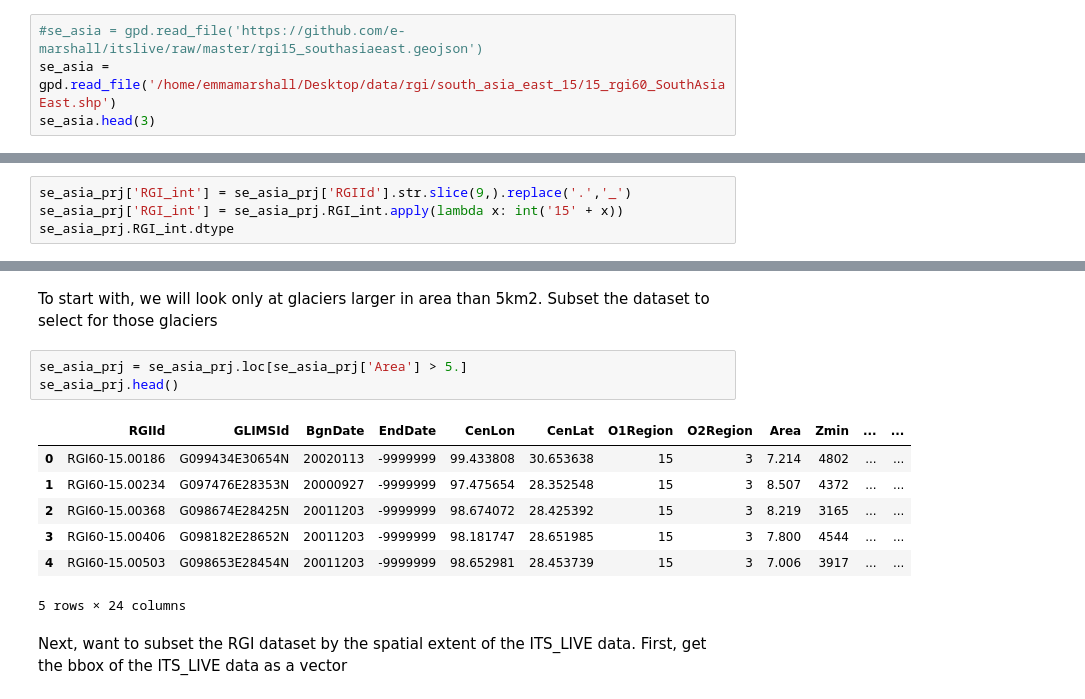
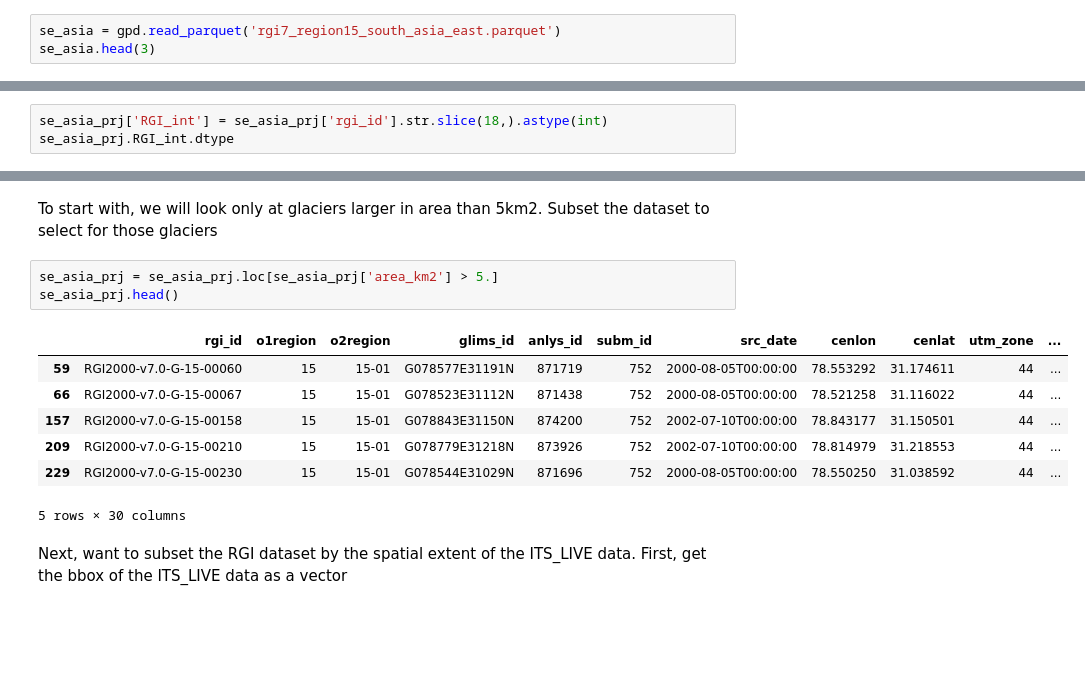
Before and after one commit to e-marshall/itslive, a Jupyter notebook: glacier_analysis_grouped.ipynb, the cells around one changed output, grey strips where cells are left out. Drawn from its saved outputs; the diff is of its cells as text; blank space fills up the shorter version.

```diff
--- a/glacier_analysis_grouped.ipynb
+++ b/glacier_analysis_grouped.ipynb
@@ -87,5 +102,4 @@ crs
 # %%
-#se_asia = gpd.read_file('https://github.com/e-marshall/itslive/raw/master/rgi15_southasiaeast.geojson')
-se_asia = gpd.read_file('/home/emmamarshall/Desktop/data/rgi/south_asia_east_15/15_rgi60_SouthAsiaEast.shp')
+se_asia = gpd.read_parquet('rgi7_region15_south_asia_east.parquet')
 se_asia.head(3)
 # %% [output]
@@ -135,24 +164,23 @@ se_asia_prj.head(3)
 # %% [markdown]
 Give each glacier (row) a unique integer key that is related to that glacier's RGIId. We will use this later. Be careful that the `RGI_int` column is composed of **integers** not strings.
 # %%
-se_asia_prj['RGI_int'] = se_asia_prj['RGIId'].str.slice(9,).replace('.','_')
-se_asia_prj['RGI_int'] = se_asia_prj.RGI_int.apply(lambda x: int('15' + x))
+se_asia_prj['RGI_int'] = se_asia_prj['rgi_id'].str.slice(18,).astype(int)
 se_asia_prj.RGI_int.dtype
 # %% [output]
 dtype('int64')
 # %% [markdown]
 To start with, we will look only at glaciers larger in area than 5km2. Subset the dataset to select for those glaciers
 # %%
-se_asia_prj = se_asia_prj.loc[se_asia_prj['Area'] > 5.]
+se_asia_prj = se_asia_prj.loc[se_asia_prj['area_km2'] > 5.]
 se_asia_prj.head()
 # %% [output]
-|  | RGIId | GLIMSId | BgnDate | EndDate | CenLon | CenLat | O1Region | O2Region | Area | Zmin | ... | ... |
-| 0 | RGI60-15.00186 | G099434E30654N | 20020113 | -9999999 | 99.433808 | 30.653638 | 15 | 3 | 7.214 | 4802 | ... | ... |
-| 1 | RGI60-15.00234 | G097476E28353N | 20000927 | -9999999 | 97.475654 | 28.352548 | 15 | 3 | 8.507 | 4372 | ... | ... |
-| 2 | RGI60-15.00368 | G098674E28425N | 20011203 | -9999999 | 98.674072 | 28.425392 | 15 | 3 | 8.219 | 3165 | ... | ... |
-| 3 | RGI60-15.00406 | G098182E28652N | 20011203 | -9999999 | 98.181747 | 28.651985 | 15 | 3 | 7.800 | 4544 | ... | ... |
-| 4 | RGI60-15.00503 | G098653E28454N | 20011203 | -9999999 | 98.652981 | 28.453739 | 15 | 3 | 7.006 | 3917 | ... | ... |
+|  | rgi_id | o1region | o2region | glims_id | anlys_id | subm_id | src_date | cenlon | cenlat | utm_zone | ... |
+| 59 | RGI2000-v7.0-G-15-00060 | 15 | 15-01 | G078577E31191N | 871719 | 752 | 2000-08-05T00:00:00 | 78.553292 | 31.174611 | 44 | ... |
+| 66 | RGI2000-v7.0-G-15-00067 | 15 | 15-01 | G078523E31112N | 871438 | 752 | 2000-08-05T00:00:00 | 78.521258 | 31.116022 | 44 | ... |
+| 157 | RGI2000-v7.0-G-15-00158 | 15 | 15-01 | G078843E31150N | 874200 | 752 | 2002-07-10T00:00:00 | 78.843177 | 31.150501 | 44 | ... |
+| 209 | RGI2000-v7.0-G-15-00210 | 15 | 15-01 | G078779E31218N | 873926 | 752 | 2002-07-10T00:00:00 | 78.814979 | 31.218553 | 44 | ... |
+| 229 | RGI2000-v7.0-G-15-00230 | 15 | 15-01 | G078544E31029N | 871696 | 752 | 2000-08-05T00:00:00 | 78.550250 | 31.038592 | 44 | ... |
-5 rows × 24 columns
+5 rows × 30 columns
 # %% [markdown]
 Next, want to subset the RGI dataset by the spatial extent of the ITS_LIVE data.
 First, get the bbox of the ITS_LIVE data as a vector
```
Also changed, not shown: parts of 31 cells of this notebook, 2 other files.
